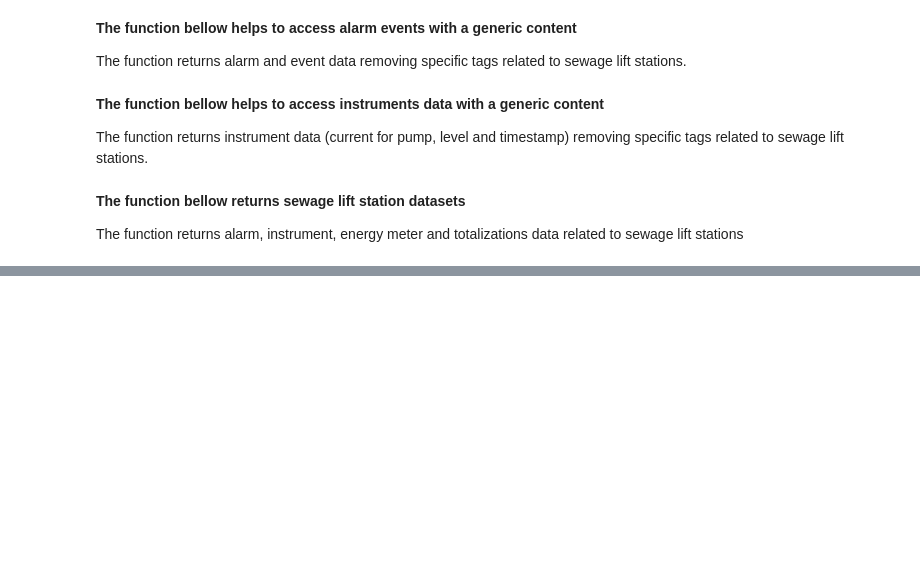
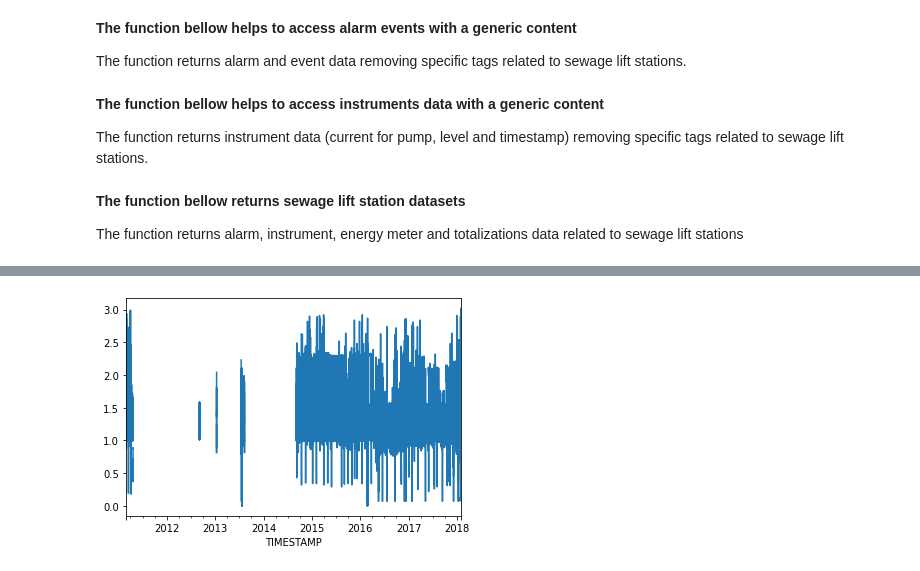
Before and after one commit to heber-augusto/master-degree-jupyter-notebooks, a Jupyter notebook: step_4-data-preparation/step_4-data-preparation.ipynb, the cells around one changed output, grey strips where cells are left out. Saved outputs shown, nothing was run; the diff lists cells and outputs as text; code cells hidden in the pictures; blank space fills up the shorter version.

```diff
--- a/step_4-data-preparation/step_4-data-preparation.ipynb
+++ b/step_4-data-preparation/step_4-data-preparation.ipynb
@@ -361,5 +383,5 @@ def testeFimManutencao(row, column, limites):
 # %%
-def getEventsDurationV2(eventos, multivar, label, func_test, column, limites):
+def get_events_information(eventos, multivar, label, func_test, column_name, limits):
 
     label_contagem  = f'{label}_contagem'
     label_duracao   = f'{label}_duracao'
@@ -382,7 +404,7 @@ def getEventsDurationV2(eventos, multivar, label, func_test, column, limites):
         #varre registros adicionando contagem e duracao associada ao evento
         for index, row_var in multivar_regs.iterrows():
           #testa precisa encerrar
-          if func_test(row_var, column, limites):
+          if func_test(row_var, column_name, limits):
             continue
 
           inicio = row_var['TIMESTAMP']
@@ -403,10 +425,10 @@ def getEventsDurationV2(eventos, multivar, label, func_test, column, limites):
     multivar[f'{label_ocorreu}_cum'] = multivar[label_ocorreu].cumsum(axis = 0)
     multivar[f'{label_ocorrendo}_cum'] = multivar[label_ocorrendo].cumsum(axis = 0)
 # %%
-def getAndCleanData(elevatoria, debug = False):
+def get_data_and_clean(elevatoria, debug = False):
   alarmes, multivar,mges, totdia = get_datasets(elevatoria)
   if debug:
-    invalid_dates = set(multivar[(multivar.nivel_inv_max == 1) | (multivar.corrente1_inv_max == 1) | (multivar.corrente2_inv_max == 1) | (multivar.corrente3_inv_max == 1) ].index.date)
+    invalid_dates = set(multivar[(multivar.level_inv_max == 1) | (multivar.corrente1_inv_max == 1) | (multivar.corrente2_inv_max == 1) | (multivar.corrente3_inv_max == 1) ].index.date)
     if len(invalid_dates) > 0:
       print(f'elevatoria {elevatoria} :{len(invalid_dates)}   ---   {len(set(multivar[(multivar.corrente1_inv_max == 1)].index.date))}    ---   {len(set(multivar[(multivar.corrente2_inv_max == 1)].index.date))}    ---   {len(set(multivar[(multivar.corrente3_inv_max == 1)].index.date))}')
 
@@ -416,18 +438,19 @@ def getAndCleanData(elevatoria, debug = False):
   mask = (alarmes['MESSAGE'] == 'Limite Alto - Normalizado') & (alarmes['INTIME_'] <= alarmes['OUTTIME_'])
   eventos = alarmes.loc[mask][['INTIME_','OUTTIME_']]
 
-  #obtem limites da elevatoria para nivel
-  limites = {'max':cadastro_elevatorias.iloc[elevatoria - 1]['nivel_max'],
+  #obtem limits da elevatoria para nivel
+  limits = {'max':lift_station_register.iloc[elevatoria - 1]['nivel_max'],
              'min':0.0}
 
-  getEventsDurationV2(eventos, multivar, 'extravasao', testeFimExtravasao, 'nivel', limites )
+  get_events_information(eventos, multivar, 'extravasao', end_of_overflow_test, 'level', limits )
 
   for mge in range(1,4):
     novo_tag_bomba    = f'bomba{mge}'
-    tag_corrente      = f'corrente{mge}'
+    tag_corrente      = f'current{mge}'
+    max_current_tag   = f'corrente{mge}_max'
 
-    #obtem limites da elevatoria para nivel
-    limites = {'max':cadastro_elevatorias.iloc[elevatoria - 1][f'{tag_corrente}_max'],
+    #obtem limits da elevatoria para nivel
+    limits = {'max':lift_station_register.iloc[elevatoria - 1][max_current_tag],
                'min':0.0}
 
 
@@ -436,12 +459,12 @@ def getAndCleanData(elevatoria, debug = False):
     #consulta de tempo de acionamento das bombas e número de acionamentos
     mask = (alarmes['MESSAGE'] == 'Bomba Desligou') & (alarmes['INTIME_'] <= alarmes['OUTTIME_']) & (alarmes.TAG == novo_tag_bomba)
     eventos = alarmes.loc[mask][['INTIME_','OUTTIME_']]
-    getEventsDurationV2(eventos, multivar, f'acc_bomba{mge}', testeFimAcionamento, tag_corrente, limites )
+    get_events_information(eventos, multivar, f'acc_bomba{mge}', testeFimAcionamento, tag_corrente, limits )
     if debug:
       print(f'{datetime.datetime.now()} - Elevatoria {elevatoria}: processando manutenção bomba {novo_tag_bomba}')
     mask = (alarmes['MESSAGE'] == 'Bomba saiu de Manutenção') & (alarmes['INTIME_'] <= alarmes['OUTTIME_']) & (alarmes.TAG == novo_tag_bomba)
     eventos = alarmes.loc[mask][['INTIME_','OUTTIME_']]
-    getEventsDurationV2(eventos, multivar, f'mnt_bomba{mge}', testeFimManutencao, tag_corrente, limites )
+    get_events_information(eventos, multivar, f'mnt_bomba{mge}', testeFimManutencao, tag_corrente, limits )
   return multivar
 # %%
 #varre todas as elevatorias gerando arquivos com time series compiladas e com as devidas limpezas
@@ -451,0 +475,3 @@ for elevatoria in range(1,31):
+# %%
+elevatoria = 1
+multivar = get_data_and_clean(elevatoria, True)
@@ -451,0 +487,4 @@ for elevatoria in range(1,31):
+# %%
+_ = multivar['level'].plot()
+# %% [output]
+[figure, added]
```
Also changed, not shown: parts of 8 cells of this notebook.
